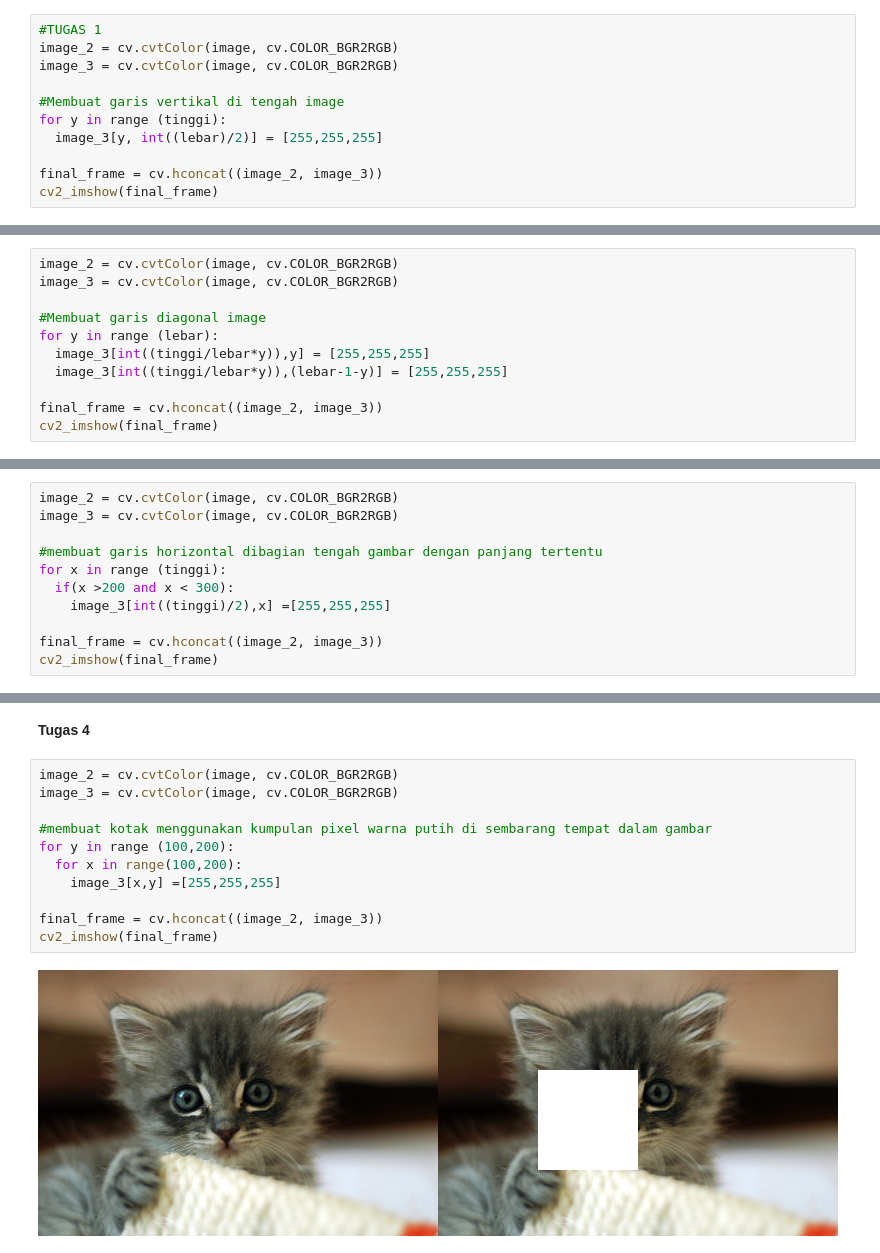
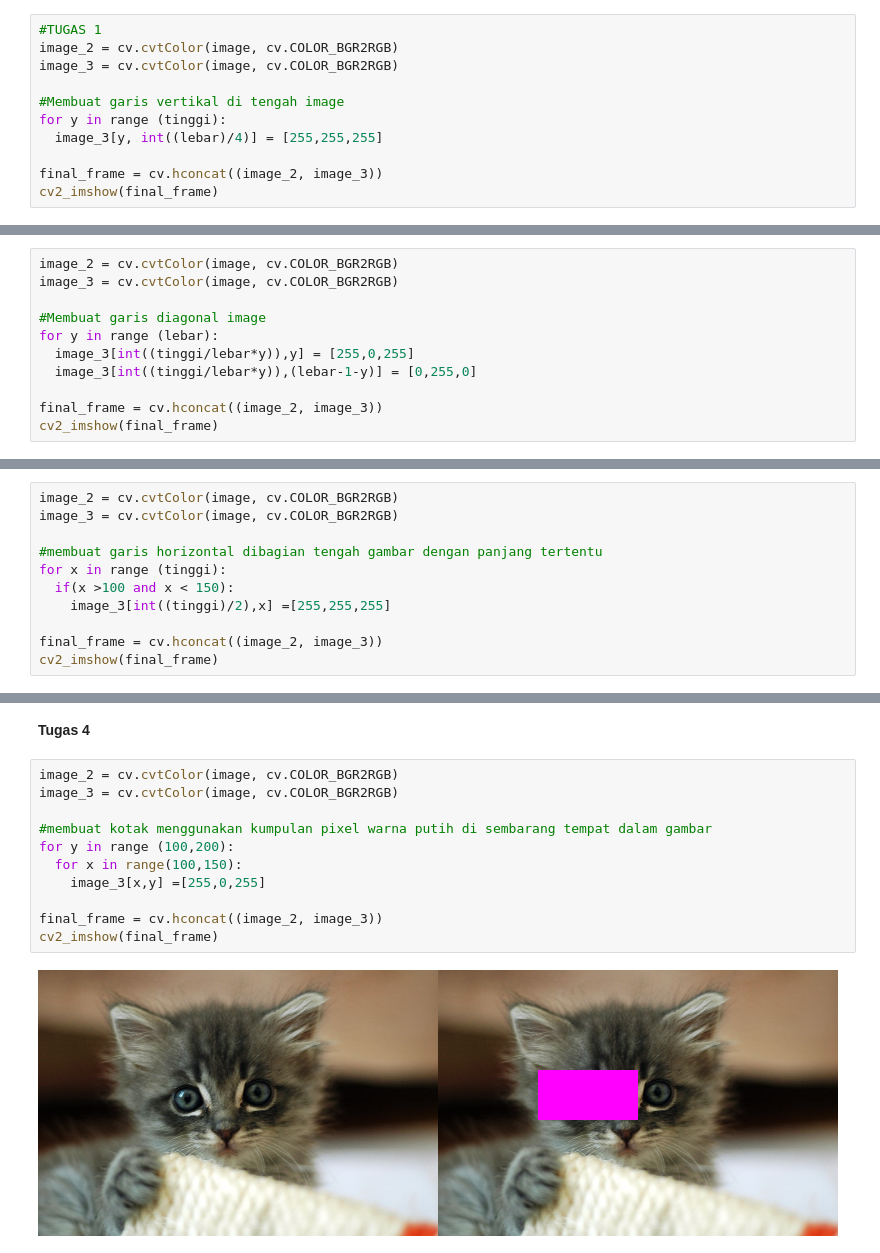
Before and after one commit to muakjabraz/pcvk_2025, a Jupyter notebook: Week1.ipynb, the cells around one changed output, grey strips where cells are left out. Cells and saved outputs as stored; diff of their text form.

```diff
--- a/Week1.ipynb
+++ b/Week1.ipynb
@@ -62,7 +62,7 @@ image_3 = cv.cvtColor(image, cv.COLOR_BGR2RGB)
 
 #Membuat garis vertikal di tengah image
 for y in range (tinggi):
-  image_3[y, int((lebar)/2)] = [255,255,255]
+  image_3[y, int((lebar)/4)] = [255,255,255]
 
 final_frame = cv.hconcat((image_2, image_3))
 cv2_imshow(final_frame)
@@ -76,8 +76,8 @@ image_3 = cv.cvtColor(image, cv.COLOR_BGR2RGB)
 
 #Membuat garis diagonal image
 for y in range (lebar):
-  image_3[int((tinggi/lebar*y)),y] = [255,255,255]
-  image_3[int((tinggi/lebar*y)),(lebar-1-y)] = [255,255,255]
+  image_3[int((tinggi/lebar*y)),y] = [255,0,255]
+  image_3[int((tinggi/lebar*y)),(lebar-1-y)] = [0,255,0]
 
 final_frame = cv.hconcat((image_2, image_3))
 cv2_imshow(final_frame)
@@ -91,7 +91,7 @@ image_3 = cv.cvtColor(image, cv.COLOR_BGR2RGB)
 
 #membuat garis horizontal dibagian tengah gambar dengan panjang tertentu
 for x in range (tinggi):
-  if(x >200 and x < 300):
+  if(x >100 and x < 150):
     image_3[int((tinggi)/2),x] =[255,255,255]
 
 final_frame = cv.hconcat((image_2, image_3))
@@ -103,13 +103,13 @@ cv2_imshow(final_frame)
 # %%
 image_2 = cv.cvtColor(image, cv.COLOR_BGR2RGB)
 image_3 = cv.cvtColor(image, cv.COLOR_BGR2RGB)
 
 #membuat kotak menggunakan kumpulan pixel warna putih di sembarang tempat dalam gambar
 for y in range (100,200):
-  for x in range(100,200):
-    image_3[x,y] =[255,255,255]
+  for x in range(100,150):
+    image_3[x,y] =[255,0,255]
 
 final_frame = cv.hconcat((image_2, image_3))
 cv2_imshow(final_frame)
 # %% [output]
-[figure, old version]
+[figure, new version]
```
Also changed, not shown: parts of 3 cells of this notebook.
